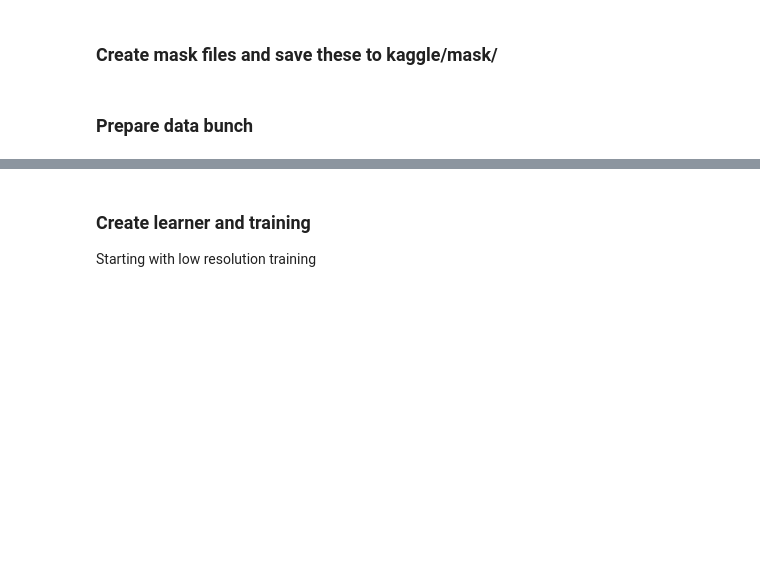
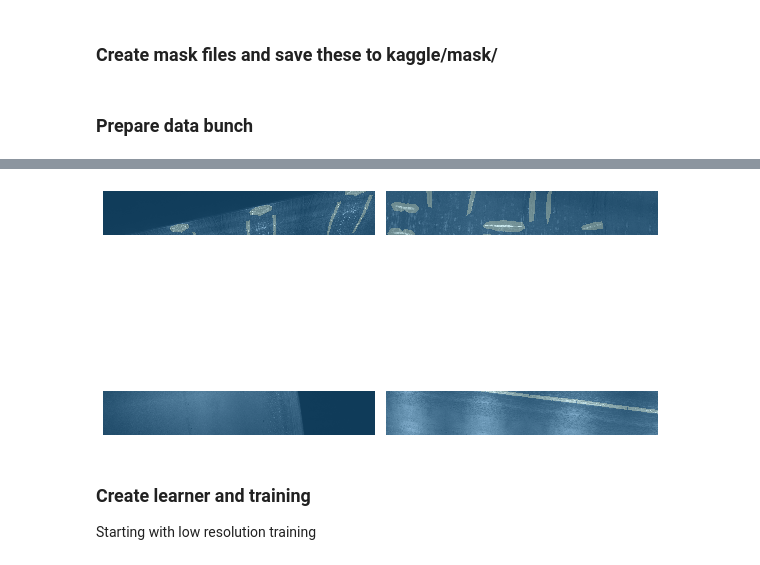
Before and after one commit to gilfernandes/fastai-exercises, a Jupyter notebook: nbs_gil/Severstal Competition 7.ipynb, the cells around one changed output, grey strips where cells are left out. Drawn from its saved outputs; the diff is of its cells as text; code cells hidden in the pictures; blank space fills up the shorter version.

```diff
--- a/nbs_gil/Severstal Competition 7.ipynb
+++ b/nbs_gil/Severstal Competition 7.ipynb
@@ -136,3 +156,7 @@ src = (SegmentationItemList.from_folder(path/'train_images')
 # %%
 bs = 4
 size = src_size//2
+# %%
+my_transforms = get_transforms(flip_vert = True)
+print(len(my_transforms))
+my_transforms[0], '############', my_transforms[1]
@@ -139,8 +174,12 @@ size = src_size//2
 # %%
-data = (src.transform(get_transforms(flip_vert = True), size=size, tfm_y=True)
+data = (src.transform(my_transforms, size=size, tfm_y=True)
         .add_test(ImageList.from_folder(path/'test_images'), tfms=None, tfm_y=False)
         .databunch(bs=bs)
         .normalize(imagenet_stats))
+# %%
+data.show_batch()
+# %% [output]
+[figure, added]
 # %% [markdown]
 ### Create learner and training
 Starting with low resolution training
```
Also changed, not shown: parts of 4 cells of this notebook, 1 other file.
